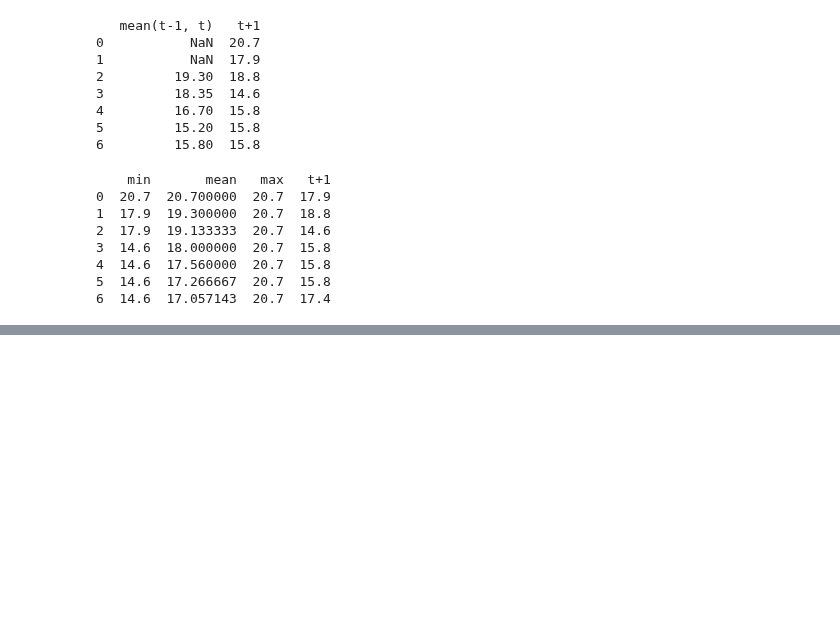
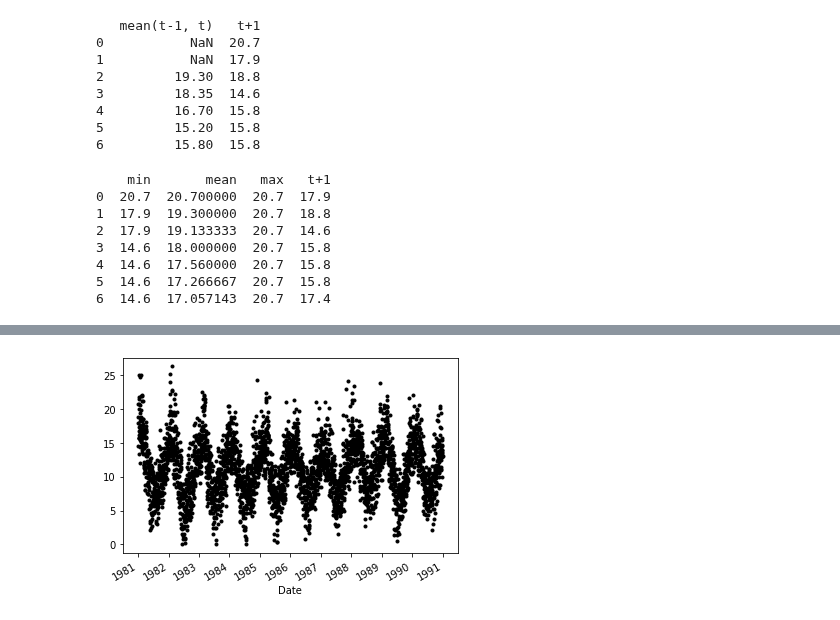
Before and after one commit to ayosamobitade/Time-Series-Analytic-Projects, a Jupyter notebook: Daily Minimum Temperature/Daily Minimum Temperature.ipynb, the cells around one changed output, grey strips where cells are left out. Saved outputs shown, nothing was run; the diff lists cells and outputs as text; code cells hidden in the pictures; blank space fills up the shorter version.

```diff
--- a/Daily Minimum Temperature/Daily Minimum Temperature.ipynb
+++ b/Daily Minimum Temperature/Daily Minimum Temperature.ipynb
@@ -103,0 +98,7 @@ print(dataframe.head(7))
+# %%
+# creating a dot plot
+
+series.plot(style = 'k.')
+plt.show()
+# %% [output]
+[figure, added]
```
Also changed, not shown: parts of 7 cells of this notebook.
